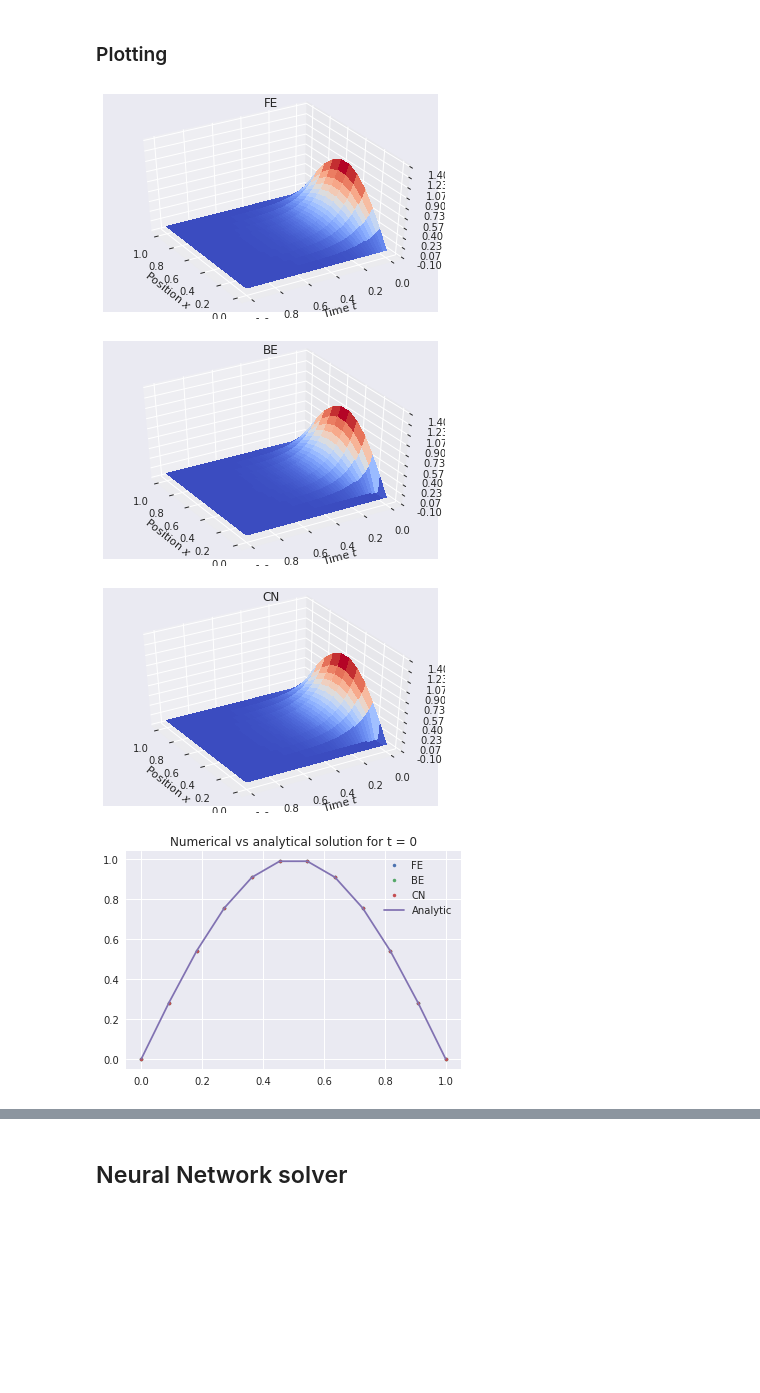
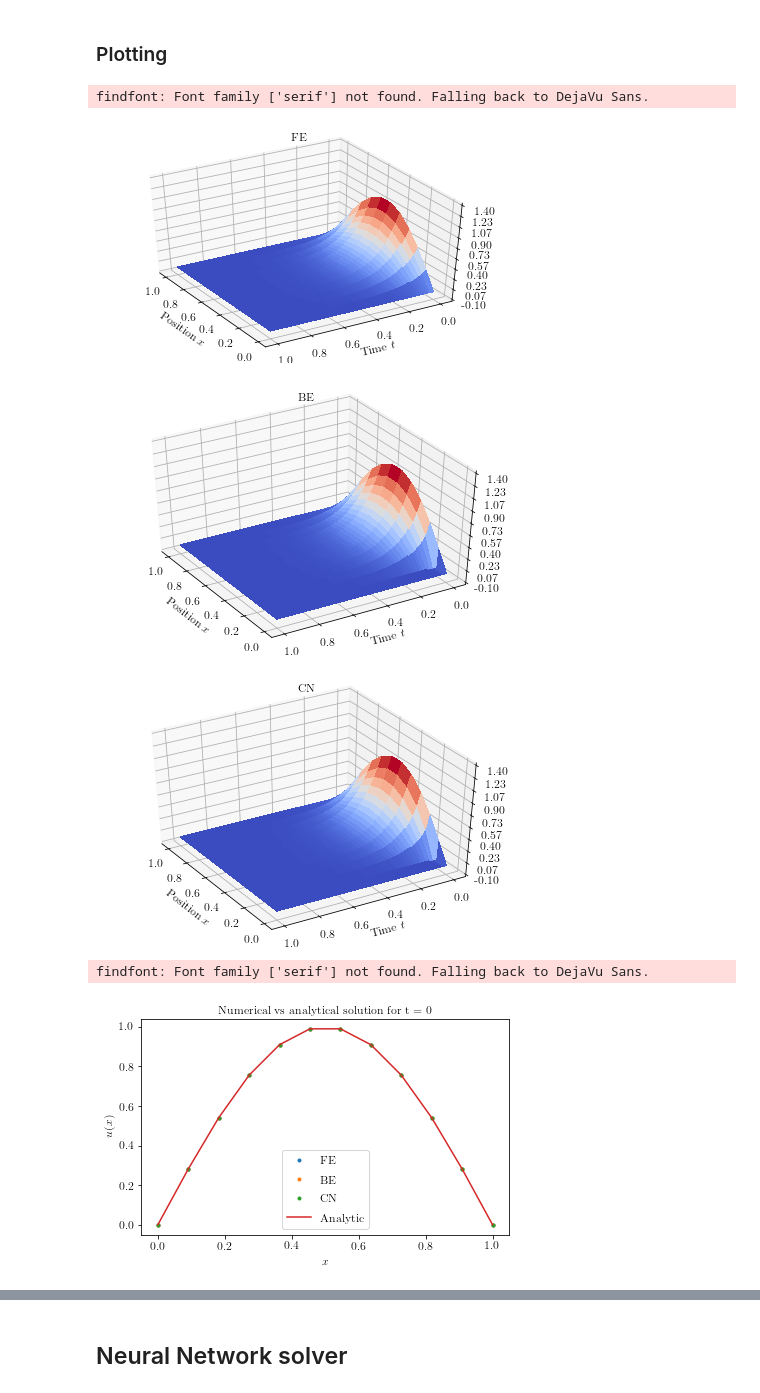
Before and after one commit to ohebbi/FYS-STK4155, a Jupyter notebook: project3/solving_PDE.ipynb, the cells around one changed output, grey strips where cells are left out. Drawn from its saved outputs; the diff is of its cells as text; code cells hidden in the pictures; blank space fills up the shorter version.

Commit message:
jupyter latex fonts

```diff
--- a/project3/solving_PDE.ipynb
+++ b/project3/solving_PDE.ipynb
@@ -23,3 +23,8 @@ from matplotlib.pyplot import cm
 import tensorflow as tf
 import seaborn as sns
 from tqdm import tqdm
+from matplotlib import rc
+rc('font', **{'family': 'serif', 'serif': ['Computer Modern']})
+rc('text', usetex=True)
+rc('font', family='serif')
+plt.rcParams.update({'font.size': 12}) # Setting all font sizes
@@ -195,8 +110,11 @@ x,t = np.meshgrid(x,t)
 
 
 
+
+
 fig = plt.figure();
 ax = fig.gca(projection='3d');
+fig.set_size_inches(w=5.78851,h= 3.5)
 # Plot the surface.
 surf = ax.plot_surface(x, t, uf, cmap=cm.coolwarm,
                    linewidth=0, antialiased=False);
@@ -206,9 +124,11 @@ for angle in range(0,150):
     ax.view_init(40,angle)
 ax.zaxis.set_major_locator(LinearLocator(10));
 ax.zaxis.set_major_formatter(FormatStrFormatter('%.02f'));
-plt.xlabel('Position $x$')
-plt.ylabel('Time $t$')
-plt.title("FE")
+plt.xlabel(r'Position $x$',size = 12)
+plt.ylabel(r'Time $t$',size = 12)
+plt.title(r"FE",size = 12)
+plt.tight_layout()
+plt.savefig("FE_3D.pgf")
 plt.show()
 
 fig = plt.figure();
@@ -222,9 +142,11 @@ for angle in range(0,150):
     ax.view_init(40,angle)
 ax.zaxis.set_major_locator(LinearLocator(10));
 ax.zaxis.set_major_formatter(FormatStrFormatter('%.02f'));
-plt.xlabel('Position $x$')
-plt.ylabel('Time $t$')
-plt.title("BE")
+plt.xlabel(r'Position $x$',size = 12)
+plt.ylabel(r'Time $t$',size = 12)
+plt.title(r"BE",size = 12)
+plt.tight_layout()
+plt.savefig("BE_3D.pgf")
 plt.show()
 
 fig = plt.figure();
@@ -238,22 +160,26 @@ for angle in range(0,150):
     ax.view_init(40,angle)
 ax.zaxis.set_major_locator(LinearLocator(10));
 ax.zaxis.set_major_formatter(FormatStrFormatter('%.02f'));
-plt.xlabel('Position $x$')
-plt.ylabel('Time $t$')
-plt.title("CN")
+plt.xlabel(r'Position $x$',size = 12)
+plt.ylabel(r'Time $t$',size = 12)
+plt.title(r"CN",size = 12)
+plt.tight_layout()
+plt.savefig("CN_3D.pgf")
 plt.show()
 
 x_analytic = np.linspace(0,L, N+2)
 analytic = np.sin(np.pi*x_analytic)*np.exp(-np.pi**2*t[0][0])
 fig = plt.figure();
-plt.title("Numerical vs analytical solution for t = 0")
+plt.title(r"Numerical vs analytical solution for t = 0",size = 12)
 plt.plot(x[0], uf[0], ".")
 plt.plot(x[0], ub[0], ".")
 plt.plot(x[0], uc[0], ".")
+plt.xlabel(r"$x$",size = 12)
+plt.ylabel("$u(x)$",size = 12)
 plt.plot(x_analytic, analytic)
-#plt.legend(["Numeric", "Analytic"])
-plt.legend(["FE", "BE", "CN", "Analytic"])
-
+plt.legend([r"FE", r"BE", r"CN", r"Analytic"])
+plt.tight_layout()
+plt.savefig("DiscrVSAnalytic t = 0.pgf")
 plt.show()
 
 print("\n Time = 0 \n")
@@ -268,13 +194,16 @@ print(np.max(abs(uc[0]-analytic)))
 
 analytic = np.sin(np.pi*x_analytic)*np.exp(-np.pi**2*t[int(T/2)][0])
 fig = plt.figure();
-plt.title("Numerical vs analytical solution for t = 0.5")
+plt.title(r"Numerical vs analytical solution for t = 0.5",size = 12)
 plt.plot(x[0], uf[int(T/2)], ".")
 plt.plot(x[0], ub[int(T/2)], ".")
 plt.plot(x[0], uc[int(T/2)], ".")
+plt.xlabel(r"$x$",size = 12)
+plt.ylabel("$u(x)$",size = 12)
 plt.plot(x_analytic, analytic)
-plt.legend(["FE", "BE", "CN", "Analytic"])
-#plt.legend(["Numeric", "Analytic"])
+plt.legend([r"FE", r"BE", r"CN", r"Analytic"])
+plt.tight_layout()
+plt.savefig("DiscrVSAnalytic t = 0.5.pgf")
 plt.show()
 
 print("\n Time = 0.5 \n")
@@ -288,37 +217,42 @@ print("\n Max difference between Crank-Nicolson & Analytic \n")
 print(np.max(abs(uc[int(T/2)]-analytic)))
 
 analytic = np.sin(np.pi*x_analytic)*np.exp(-np.pi**2*t[T-1][0])
 fig = plt.figure();
-plt.title("Numerical vs analytical solution for t = 1")
+plt.title(r"Numerical vs analytical solution for t = 1",size = 12)
 plt.plot(x[0], uf[T-1], ".")
 plt.plot(x[0], ub[T-1], ".")
 plt.plot(x[0], uc[T-1], ".")
+plt.xlabel(r"$x$")
+plt.ylabel("$u(x)$")
+plt.tight_layout()
 plt.plot(x_analytic, analytic)
-plt.legend(["FE", "BE", "CN", "Analytic"])
-#plt.legend(["Numeric", "Analytic"])
+plt.legend([r"FE", r"BE", r"CN", r"Analytic"])
+plt.savefig("DiscrVSAnalytic t = 1.pgf")
 plt.show()
 
 print("\n Time = 1 \n")
 print("\n Max difference between Forward Euler & Analytic \n")
 print(np.max(abs(uf[T-1]-analytic)))
 
 print("\n Max difference between Backward Euler & Analytic \n")
 print(np.max(abs(ub[T-1]-analytic)))
 
 print("\n Max difference between Crank-Nicolson & Analytic \n")
 print(np.max(abs(uc[T-1]-analytic)))
 
 
 print("\n Max difference between Forward Euler & Backward Euler \n")
 print(np.max(abs(uf-ub)))
 
 print("\n Max difference between Forward Euler & Crank-Nicolson \n")
 print(np.max(abs(uf-uc)))
 
 print("\n Max difference between Crank-Nicolson & Backward Euler \n")
 print(np.max(abs(uc-ub)))
 # %% [output]
+findfont: Font family ['serif'] not found. Falling back to DejaVu Sans.
-[figure, old version]
+[figure, new version]
-[figure, old version]
+[figure, new version]
-[figure, old version]
+[figure, new version]
+findfont: Font family ['serif'] not found. Falling back to DejaVu Sans.
-[figure, old version]
+[figure, new version]
```
Also changed, not shown: parts of 7 cells of this notebook, 1 other file.
